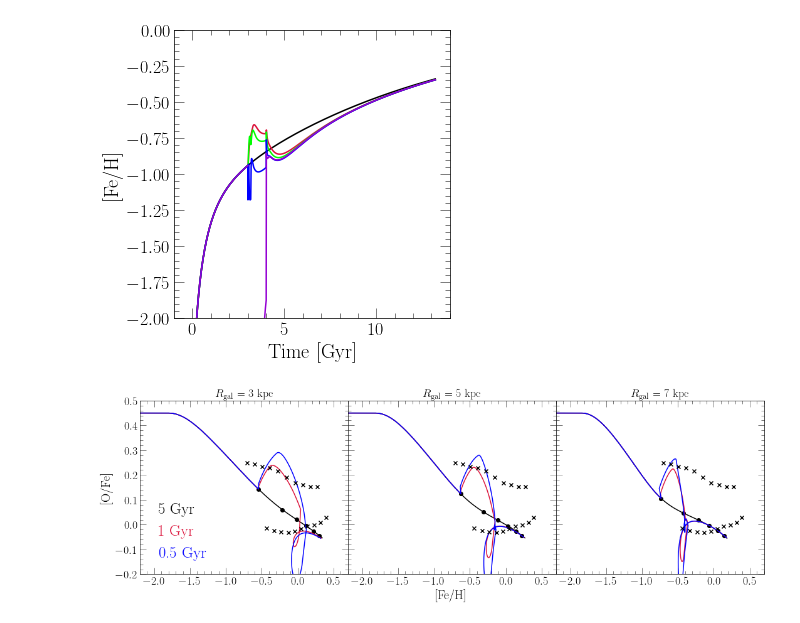
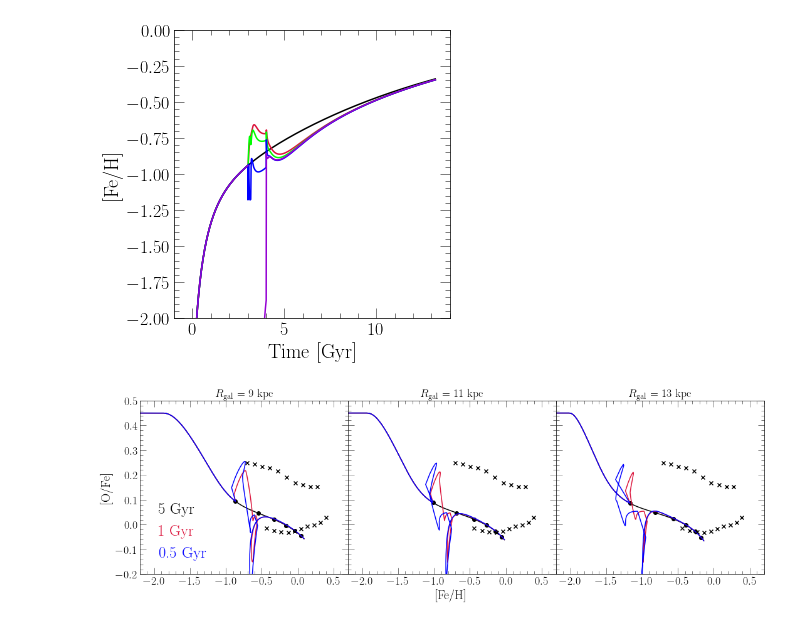
Before and after one commit to giganano/bimodality, a Jupyter notebook: notebooks/clumpy_bursts_initial.ipynb, the cells around one changed output. Saved outputs shown, nothing was run; the diff lists cells and outputs as text; code cells hidden in the pictures.

```diff
--- a/notebooks/clumpy_bursts_initial.ipynb
+++ b/notebooks/clumpy_bursts_initial.ipynb
@@ -336,8 +336,8 @@ for i in range(3):
 # ax.set_ylim([-0.2, 0.5])
 
 # zone = "zone70"
-zones = ["zone30", "zone50", "zone70"]
-radii = [3, 5, 7]
+zones = ["zone90", "zone110", "zone130"]
+radii = [9, 11, 13]
 colors = ["black", "crimson", "blue"]
 times = [2, 4, 6, 8, 10, 12]
 labels = ["5 Gyr", "1 Gyr", "0.5 Gyr"]
@@ -355,31 +355,31 @@ for zone in zones:
                 axes[subplot_idx].scatter(xval, yval, **kwargs)
         else: pass
         if zone == zones[0]: kwargs["label"] = labels[i]
         xvals = outputs[i].zones[zone].history["[fe/h]"]
         yvals = outputs[i].zones[zone].history["[o/fe]"]
         axes[subplot_idx].plot(xvals, yvals, **kwargs)
 
 kwargs = {
     "loc": mpl_loc("lower left"),
     "ncol": 1,
     "handlelength": 0,
     "fontsize": 25
 }
 leg = axes[0].legend(**kwargs)
 fancy_legend(leg, colors)
 
 higha, lowa = src.data.griffith2021()
 kwargs = {
     "c": named_colors()["black"],
     "marker": markers()['x'],
     "zorder": 10
 }
 for ax in axes:
     ax.scatter(higha["[fe/h]"], higha["[o/fe]"], **kwargs)
     ax.scatter(lowa["[fe/h]"], lowa["[o/fe]"], **kwargs)
 
 plt.tight_layout()
 plt.subplots_adjust(wspace = 0)
 plt.show()
 # %% [output]
-[figure, old version]
+[figure, new version]
```
Also changed, not shown: 20 other files.
